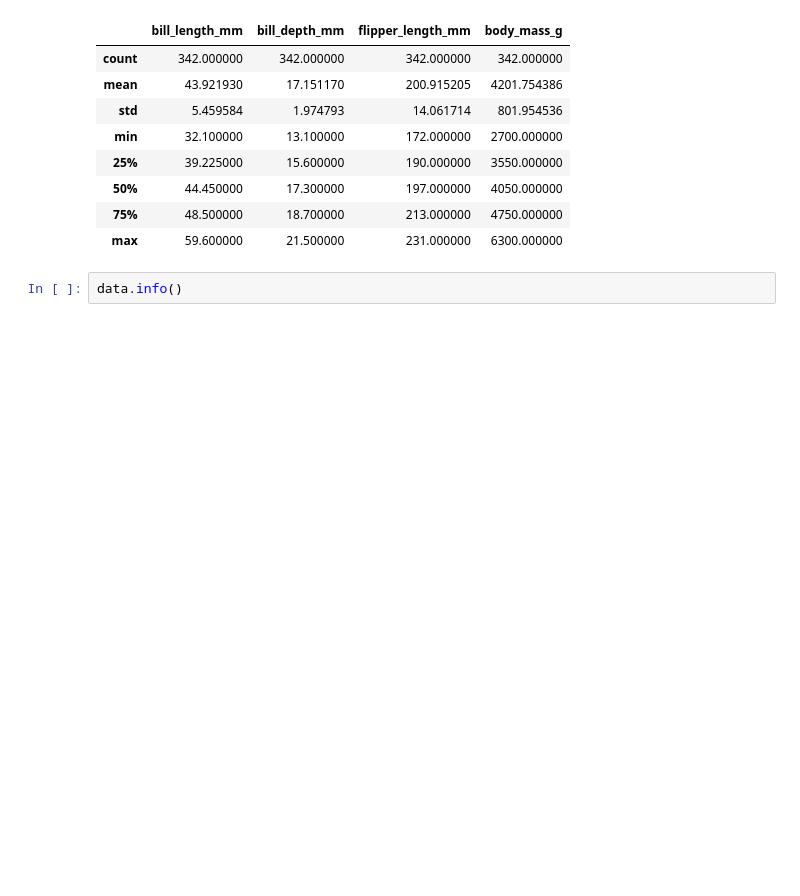
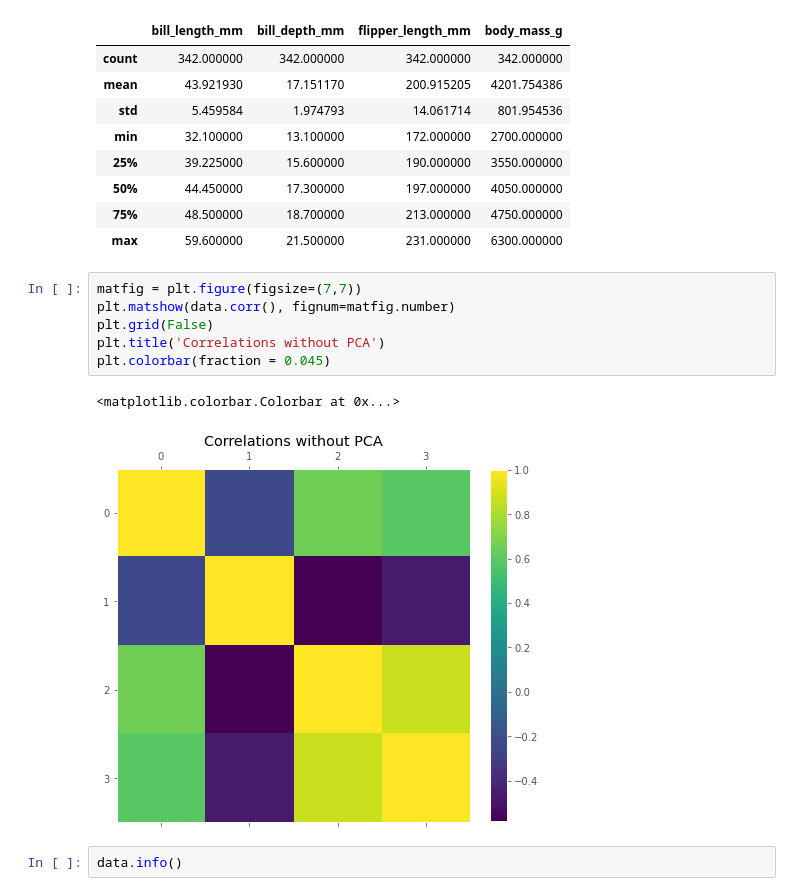
Before and after one commit to mogg3/applied-ai, a Jupyter notebook: Uppgift2/notebooks/clustering.ipynb, the cells around one changed output. Saved outputs shown, nothing was run; the diff lists cells and outputs as text; blank space fills up the shorter version.

```diff
--- a/Uppgift2/notebooks/clustering.ipynb
+++ b/Uppgift2/notebooks/clustering.ipynb
@@ -24,6 +27,15 @@ data.describe()
 | 50% | 44.450000 | 17.300000 | 197.000000 | 4050.000000 |
 | 75% | 48.500000 | 18.700000 | 213.000000 | 4750.000000 |
 | max | 59.600000 | 21.500000 | 231.000000 | 6300.000000 |
+# %%
+matfig = plt.figure(figsize=(7,7))
+plt.matshow(data.corr(), fignum=matfig.number)
+plt.grid(False)
+plt.title('Correlations without PCA')
+plt.colorbar(fraction = 0.045)
+# %% [output]
+<matplotlib.colorbar.Colorbar at 0x...>
+[figure, added]
 # %%
 data.info()
 # %% [output]
```
Also changed, not shown: parts of 26 cells of this notebook.
